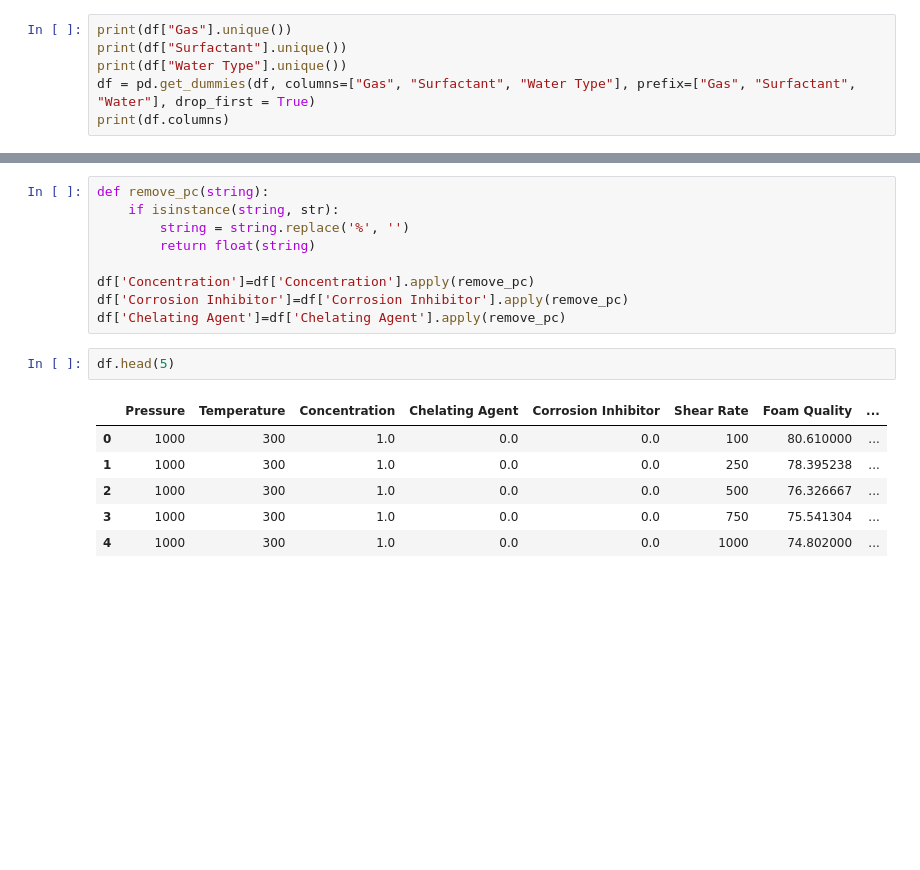
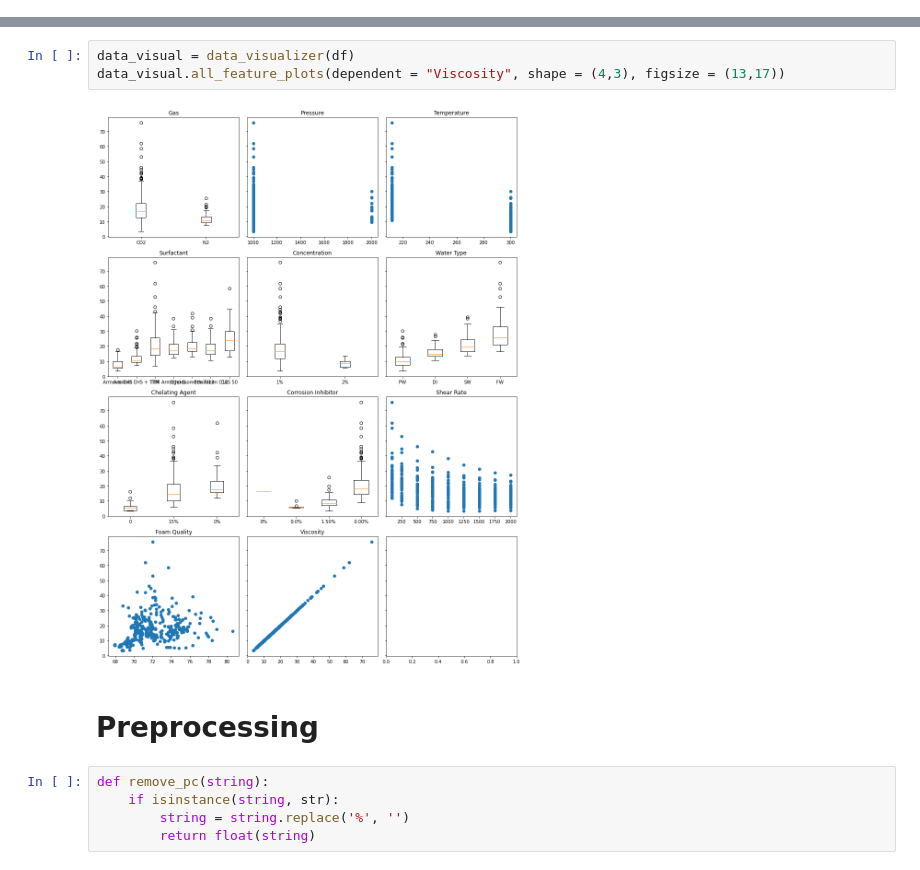
Before and after one commit to MattRHall/Oil-Viscoscity-Modelling-ANN, a Jupyter notebook: Random_Forrest.ipynb, the cells around one changed output, grey strips where cells are left out. Drawn from its saved outputs; the diff is of its cells as text; blank space fills up the shorter version.

```diff
--- a/Random_Forrest.ipynb
+++ b/Random_Forrest.ipynb
@@ -20,6 +17,0 @@ df.head()
-# %%
-print(df["Gas"].unique())
-print(df["Surfactant"].unique())
-print(df["Water Type"].unique())
-df = pd.get_dummies(df, columns=["Gas", "Surfactant", "Water Type"], prefix=["Gas", "Surfactant", "Water"], drop_first = True)
-print(df.columns)
@@ -38,18 +43,12 @@ Index(['Pressure', 'Temperature', 'Concentration', 'Chelating Agent',
+# %%
+data_visual = data_visualizer(df)
+data_visual.all_feature_plots(dependent = "Viscosity", shape = (4,3), figsize = (13,17))
+# %% [output]
+[figure, added]
+# %% [markdown]
+# Preprocessing
 # %%
 def remove_pc(string):
     if isinstance(string, str):
         string = string.replace('%', '')
         return float(string)
-
-df['Concentration']=df['Concentration'].apply(remove_pc)
-df['Corrosion Inhibitor']=df['Corrosion Inhibitor'].apply(remove_pc)
-df['Chelating Agent']=df['Chelating Agent'].apply(remove_pc)
-# %%
-df.head(5)
-# %% [output]
-|  | Pressure | Temperature | Concentration | Chelating Agent | Corrosion Inhibitor | Shear Rate | Foam Quality | ... |
-| 0 | 1000 | 300 | 1.0 | 0.0 | 0.0 | 100 | 80.610000 | ... |
-| 1 | 1000 | 300 | 1.0 | 0.0 | 0.0 | 250 | 78.395238 | ... |
-| 2 | 1000 | 300 | 1.0 | 0.0 | 0.0 | 500 | 76.326667 | ... |
-| 3 | 1000 | 300 | 1.0 | 0.0 | 0.0 | 750 | 75.541304 | ... |
-| 4 | 1000 | 300 | 1.0 | 0.0 | 0.0 | 1000 | 74.802000 | ... |
```
Also changed, not shown: parts of 25 cells of this notebook, 3 other files.
